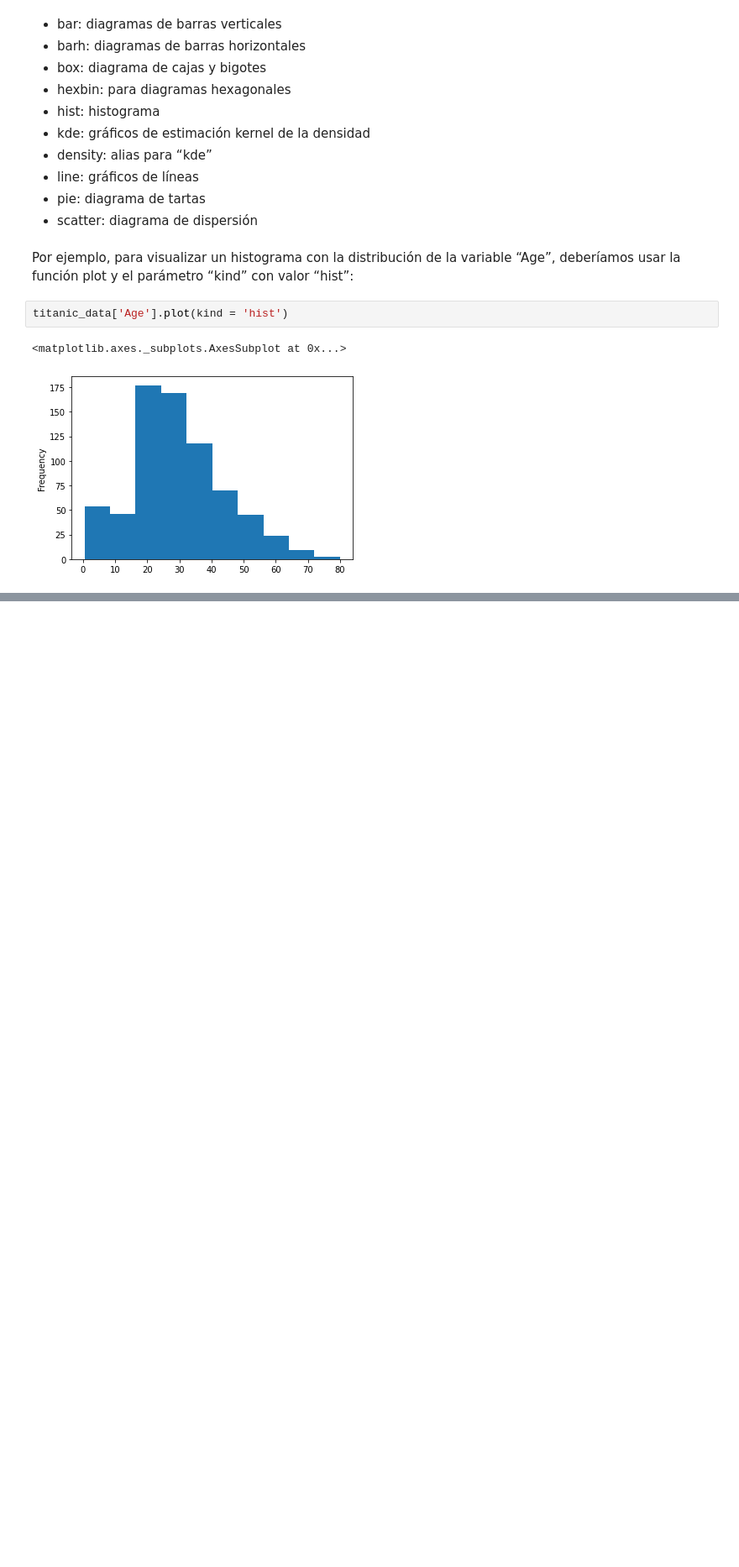
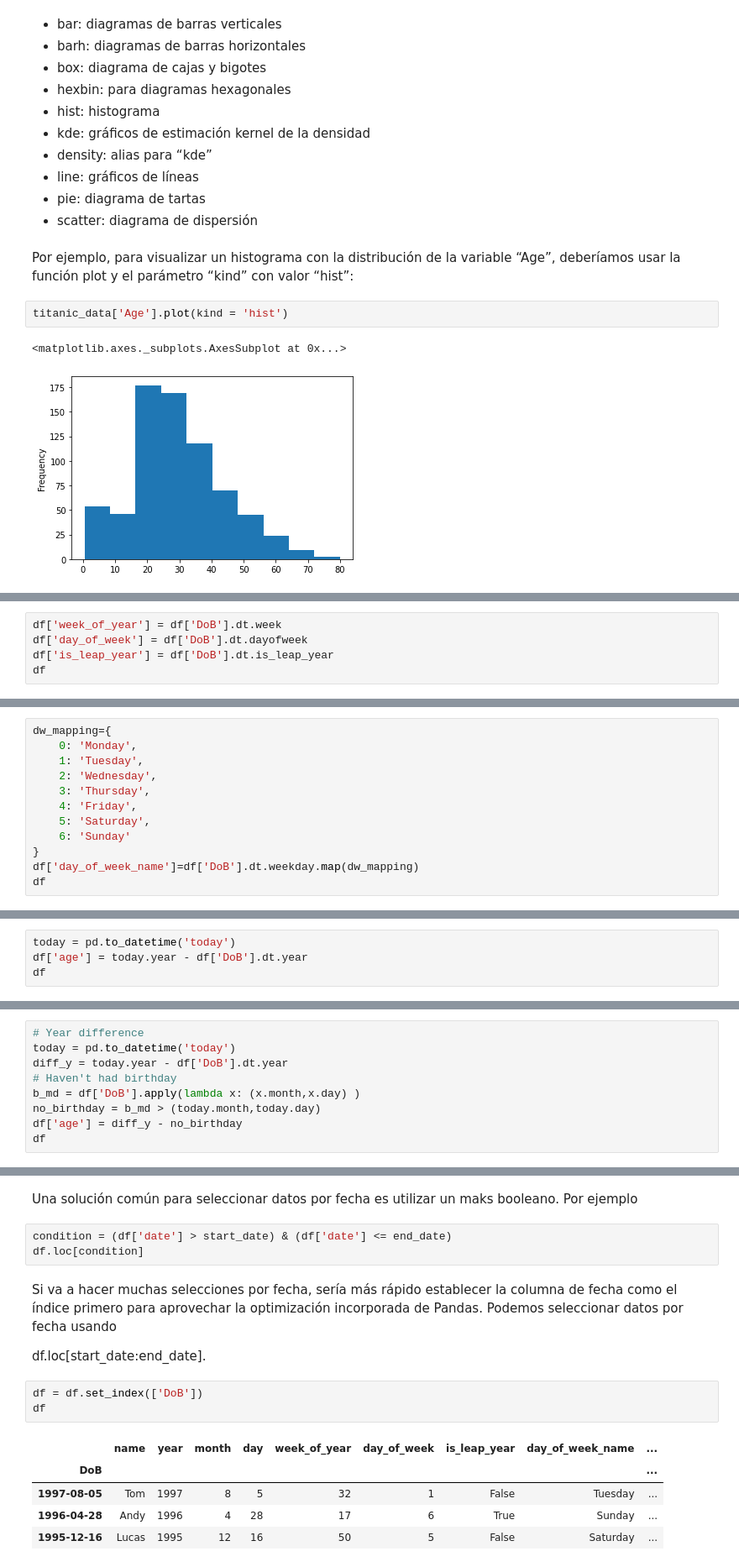
Before and after one commit to wilmerod/Curso-de-introduccion-a-Big-Data-Parte-2-nov2021, a Jupyter notebook: Librería_Pandas.ipynb, the cells around one changed output, grey strips where cells are left out. Shown at 84% size. Cells and saved outputs as stored; diff of their text form; blank space fills up the shorter version.

```diff
--- a/Librería_Pandas.ipynb
+++ b/Librería_Pandas.ipynb
@@ -439,0 +668,5 @@ Permite, de forma fácil e intuitiva realizar operaciones capaces de gestionar y
+# %%
+df['week_of_year'] = df['DoB'].dt.week
+df['day_of_week'] = df['DoB'].dt.dayofweek
+df['is_leap_year'] = df['DoB'].dt.is_leap_year
+df
@@ -439,0 +678,12 @@ Permite, de forma fácil e intuitiva realizar operaciones capaces de gestionar y
+# %%
+dw_mapping={
+    0: 'Monday',
+    1: 'Tuesday',
+    2: 'Wednesday',
+    3: 'Thursday',
+    4: 'Friday',
+    5: 'Saturday',
+    6: 'Sunday'
+}
+df['day_of_week_name']=df['DoB'].dt.weekday.map(dw_mapping)
+df
@@ -439,0 +697,4 @@ Permite, de forma fácil e intuitiva realizar operaciones capaces de gestionar y
+# %%
+today = pd.to_datetime('today')
+df['age'] = today.year - df['DoB'].dt.year
+df
@@ -439,0 +706,9 @@ Permite, de forma fácil e intuitiva realizar operaciones capaces de gestionar y
+# %%
+# Year difference
+today = pd.to_datetime('today')
+diff_y = today.year - df['DoB'].dt.year
+# Haven't had birthday
+b_md = df['DoB'].apply(lambda x: (x.month,x.day) )
+no_birthday = b_md > (today.month,today.day)
+df['age'] = diff_y - no_birthday
+df
@@ -439,0 +720,19 @@ Permite, de forma fácil e intuitiva realizar operaciones capaces de gestionar y
+# %% [markdown]
+Una solución común para seleccionar datos por fecha es utilizar un maks booleano. Por ejemplo
+# %%
+condition = (df['date'] > start_date) & (df['date'] <= end_date)
+df.loc[condition]
+# %% [markdown]
+Si va a hacer muchas selecciones por fecha, sería más rápido establecer la columna de fecha como el índice primero para aprovechar la optimización incorporada de Pandas.
+Podemos seleccionar datos por fecha usando
+
+df.loc[start_date:end_date].
+# %%
+df = df.set_index(['DoB'])
+df
+# %% [output]
+|  | name | year | month | day | week_of_year | day_of_week | is_leap_year | day_of_week_name | ... |
+| DoB |  |  |  |  |  |  |  |  | ... |
+| 1997-08-05 | Tom | 1997 | 8 | 5 | 32 | 1 | False | Tuesday | ... |
+| 1996-04-28 | Andy | 1996 | 4 | 28 | 17 | 6 | True | Sunday | ... |
+| 1995-12-16 | Lucas | 1995 | 12 | 16 | 50 | 5 | False | Saturday | ... |
```
Also changed, not shown: parts of 48 cells of this notebook.
